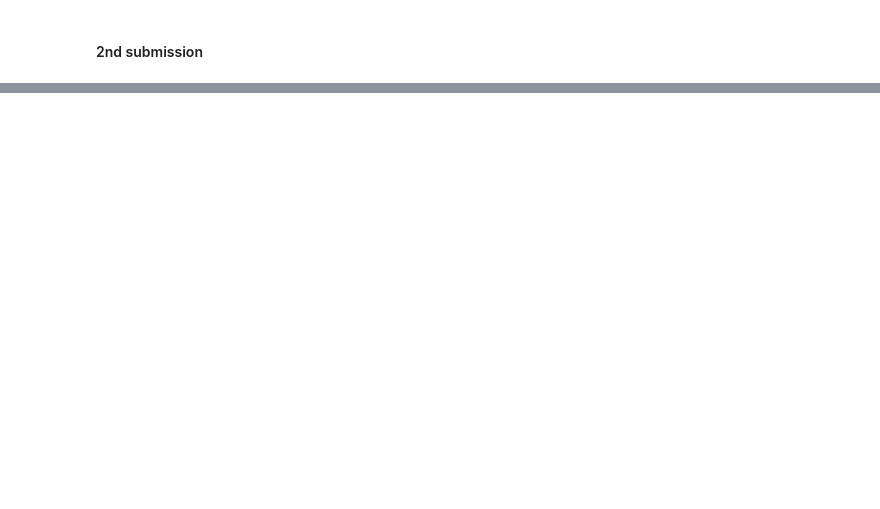
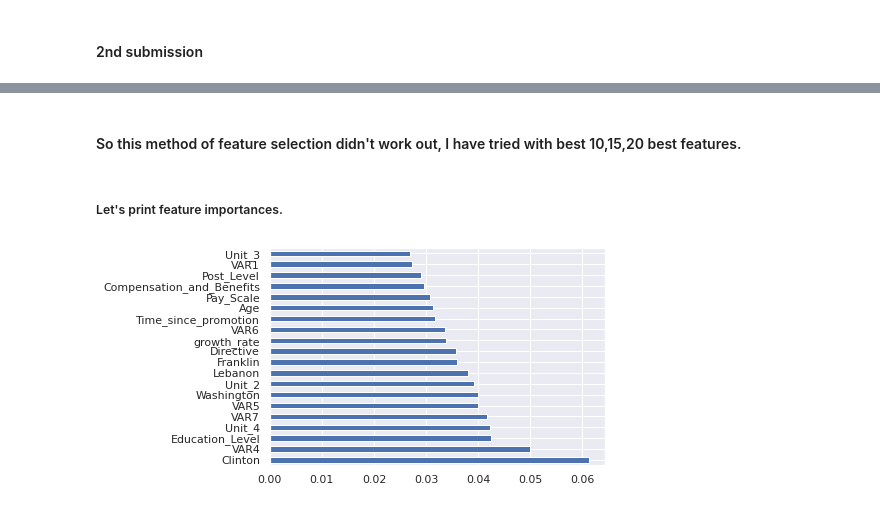
Before and after one commit to samacker77/Are-you-leaving, a Jupyter notebook: notebook.ipynb, the cells around one changed output, grey strips where cells are left out. Drawn from its saved outputs; the diff is of its cells as text; code cells hidden in the pictures; blank space fills up the shorter version.

Commit message:
tried feature selection

```diff
--- a/notebook.ipynb
+++ b/notebook.ipynb
@@ -481,0 +527,10 @@ dtype: float64
+# %% [markdown]
+#### So this method of feature selection didn't work out, I have tried with best 10,15,20 best features.
+# %% [markdown]
+##### Let's print feature importances.
+# %%
+feat_importances = pd.Series(xgbRegressor.feature_importances_, index=train_X.columns)
+feat_importances.nlargest(20).plot(kind='barh')
+plt.show()
+# %% [output]
+[figure, added]
```
Also changed, not shown: parts of 39 cells of this notebook, 4 other files.
